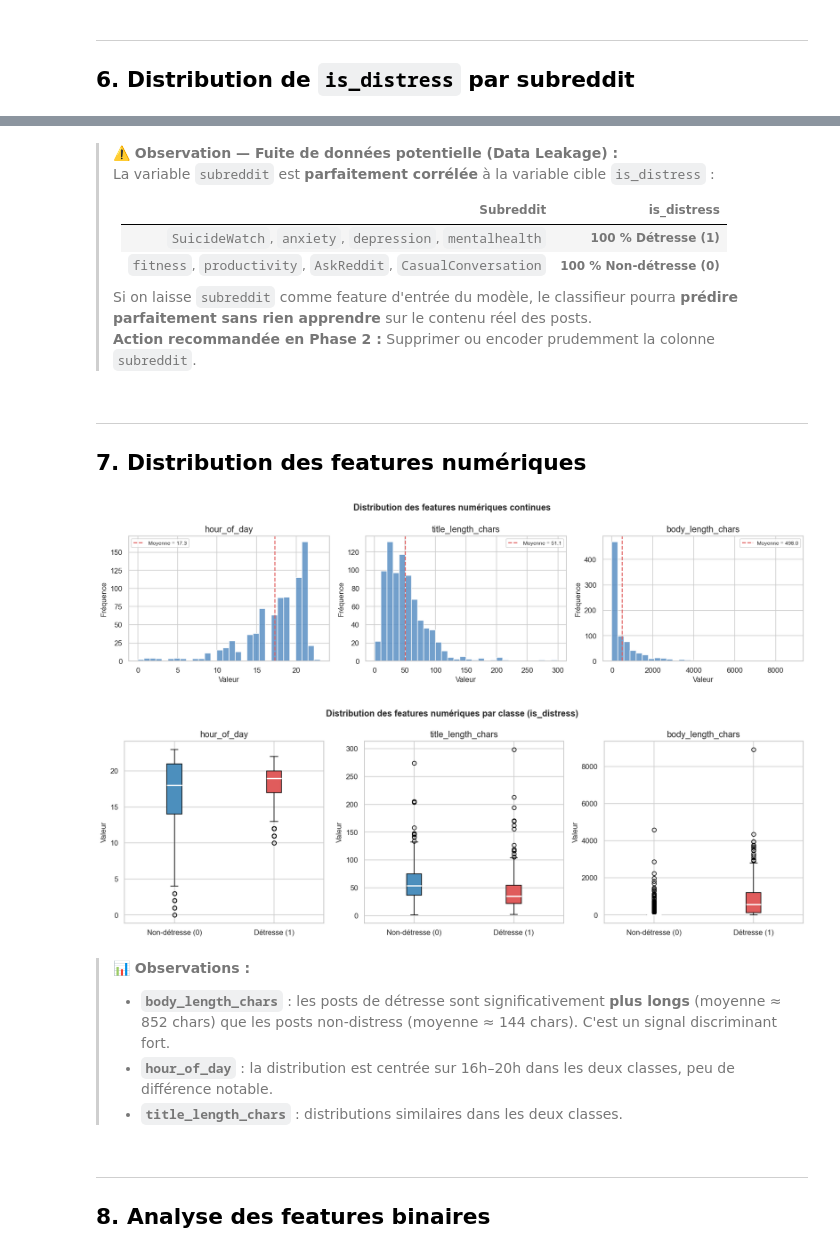
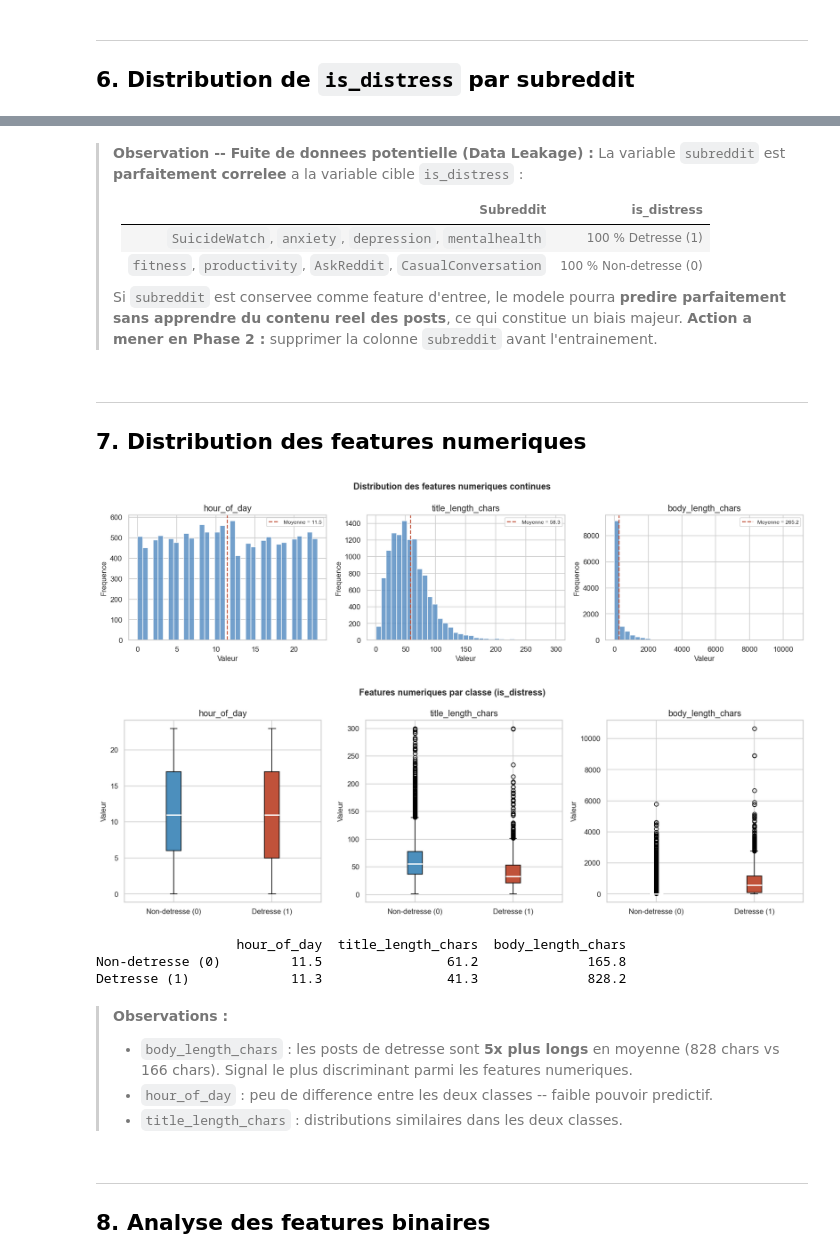
Before and after one commit to J1HANE/ML_MHTM, a Jupyter notebook: notebooks/01_discovery.ipynb, the cells around one changed output, grey strips where cells are left out. Drawn from its saved outputs; the diff is of its cells as text; code cells hidden in the pictures.

```diff
--- a/notebooks/01_discovery.ipynb
+++ b/notebooks/01_discovery.ipynb
@@ -316,69 +297,72 @@ plt.show()
 # %% [markdown]
-> **⚠️ Observation — Fuite de données potentielle (Data Leakage) :**
-> La variable `subreddit` est **parfaitement corrélée** à la variable cible `is_distress` :
+> **Observation -- Fuite de donnees potentielle (Data Leakage) :**
+> La variable `subreddit` est **parfaitement correlee** a la variable cible `is_distress` :
 >
 > | Subreddit | is_distress |
 > |---|---|
-> | `SuicideWatch`, `anxiety`, `depression`, `mentalhealth` | **100 % Détresse (1)** |
-> | `fitness`, `productivity`, `AskReddit`, `CasualConversation` | **100 % Non-détresse (0)** |
+> | `SuicideWatch`, `anxiety`, `depression`, `mentalhealth` | 100 % Detresse (1) |
+> | `fitness`, `productivity`, `AskReddit`, `CasualConversation` | 100 % Non-detresse (0) |
 >
-> Si on laisse `subreddit` comme feature d'entrée du modèle, le classifieur pourra **prédire parfaitement sans rien apprendre** sur le contenu réel des posts.
-> **Action recommandée en Phase 2 :** Supprimer ou encoder prudemment la colonne `subreddit`.
+> Si `subreddit` est conservee comme feature d'entree, le modele pourra **predire parfaitement sans apprendre du contenu reel des posts**, ce qui constitue un biais majeur.
+> **Action a mener en Phase 2 :** supprimer la colonne `subreddit` avant l'entrainement.
 # %% [markdown]
 ---
-## 7. Distribution des features numériques
+## 7. Distribution des features numeriques
 # %%
-# Histogrammes des features numériques continues
 num_cols = ['hour_of_day', 'title_length_chars', 'body_length_chars']
 
 fig, axes = plt.subplots(1, 3, figsize=(15, 4))
-
 for ax, col in zip(axes, num_cols):
-    ax.hist(df[col], bins=30, color='#5a8fc4', edgecolor='white', alpha=0.85)
+    ax.hist(df[col], bins=35, color='#5a8fc4', edgecolor='white', alpha=0.85)
     ax.set_title(col)
     ax.set_xlabel('Valeur')
-    ax.set_ylabel('Fréquence')
+    ax.set_ylabel('Frequence')
     mean_val = df[col].mean()
-    ax.axvline(mean_val, color='#e05c5c', linestyle='--', linewidth=1.5,
+    ax.axvline(mean_val, color='#c0523a', linestyle='--', linewidth=1.5,
                label=f'Moyenne = {mean_val:.1f}')
     ax.legend(fontsize=8)
 
-plt.suptitle('Distribution des features numériques continues', fontsize=13, fontweight='bold')
+plt.suptitle('Distribution des features numeriques continues', fontsize=13, fontweight='bold')
 plt.tight_layout()
 plt.savefig('../figures/numeric_distributions.png', bbox_inches='tight')
 plt.show()
 # %% [output]
-[figure, old version]
+[figure, new version]
 # %%
-# Boxplot : features numériques selon la classe cible
 fig, axes = plt.subplots(1, 3, figsize=(15, 5))
-
 for ax, col in zip(axes, num_cols):
     data_0 = df[df['is_distress'] == 0][col]
     data_1 = df[df['is_distress'] == 1][col]
     bp = ax.boxplot(
         [data_0, data_1],
-        labels=['Non-détresse (0)', 'Détresse (1)'],
+        labels=['Non-detresse (0)', 'Detresse (1)'],
         patch_artist=True,
         medianprops={'color': 'white', 'linewidth': 2}
     )
     bp['boxes'][0].set_facecolor('#4c8fbd')
-    bp['boxes'][1].set_facecolor('#e05c5c')
+    bp['boxes'][1].set_facecolor('#c0523a')
     ax.set_title(col)
     ax.set_ylabel('Valeur')
 
-plt.suptitle('Distribution des features numériques par classe (is_distress)',
-             fontsize=13, fontweight='bold')
+plt.suptitle('Features numeriques par classe (is_distress)', fontsize=13, fontweight='bold')
 plt.tight_layout()
 plt.savefig('../figures/boxplot_by_class.png', bbox_inches='tight')
 plt.show()
 # %% [output]
-[figure, old version]
+[figure, new version]
+# %%
+means_by_class = df.groupby('is_distress')[num_cols].mean().round(1)
+means_by_class.index = ['Non-detresse (0)', 'Detresse (1)']
+print(means_by_class.to_string())
+# %% [output]
+                  hour_of_day  title_length_chars  body_length_chars
+Non-detresse (0)         11.5                61.2              165.8
+Detresse (1)             11.3                41.3              828.2
 # %% [markdown]
-> **📊 Observations :**
-> - **`body_length_chars`** : les posts de détresse sont significativement **plus longs** (moyenne ≈ 852 chars) que les posts non-distress (moyenne ≈ 144 chars). C'est un signal discriminant fort.
-> - **`hour_of_day`** : la distribution est centrée sur 16h–20h dans les deux classes, peu de différence notable.
-> - **`title_length_chars`** : distributions similaires dans les deux classes.
+> **Observations :**
+> - `body_length_chars` : les posts de detresse sont **5x plus longs** en moyenne (828 chars vs 166 chars). Signal le plus discriminant parmi les features numeriques.
+> - `hour_of_day` : peu de difference entre les deux classes -- faible pouvoir predictif.
+> - `title_length_chars` : distributions similaires dans les deux classes.
 # %% [markdown]
 ---
 ## 8. Analyse des features binaires
```
Also changed, not shown: parts of 39 cells of this notebook, 8 other files.
